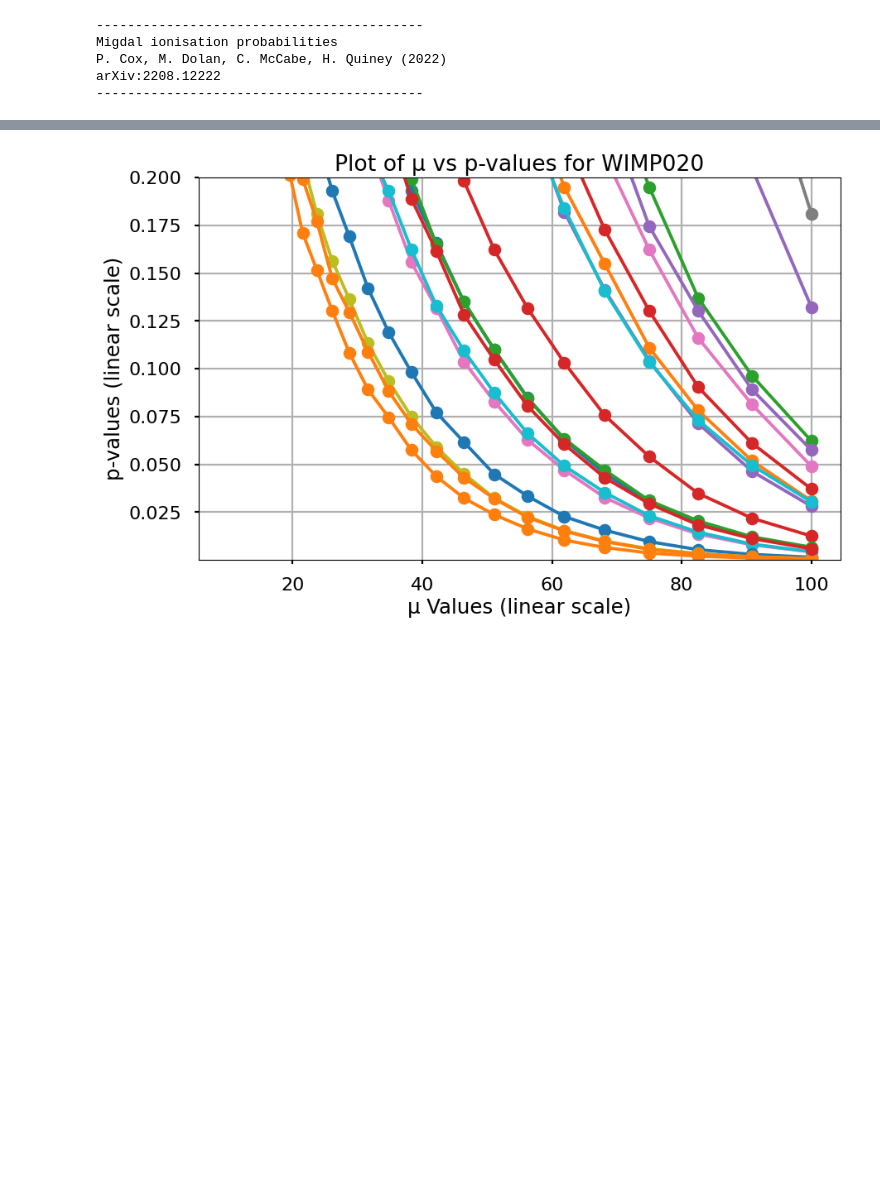
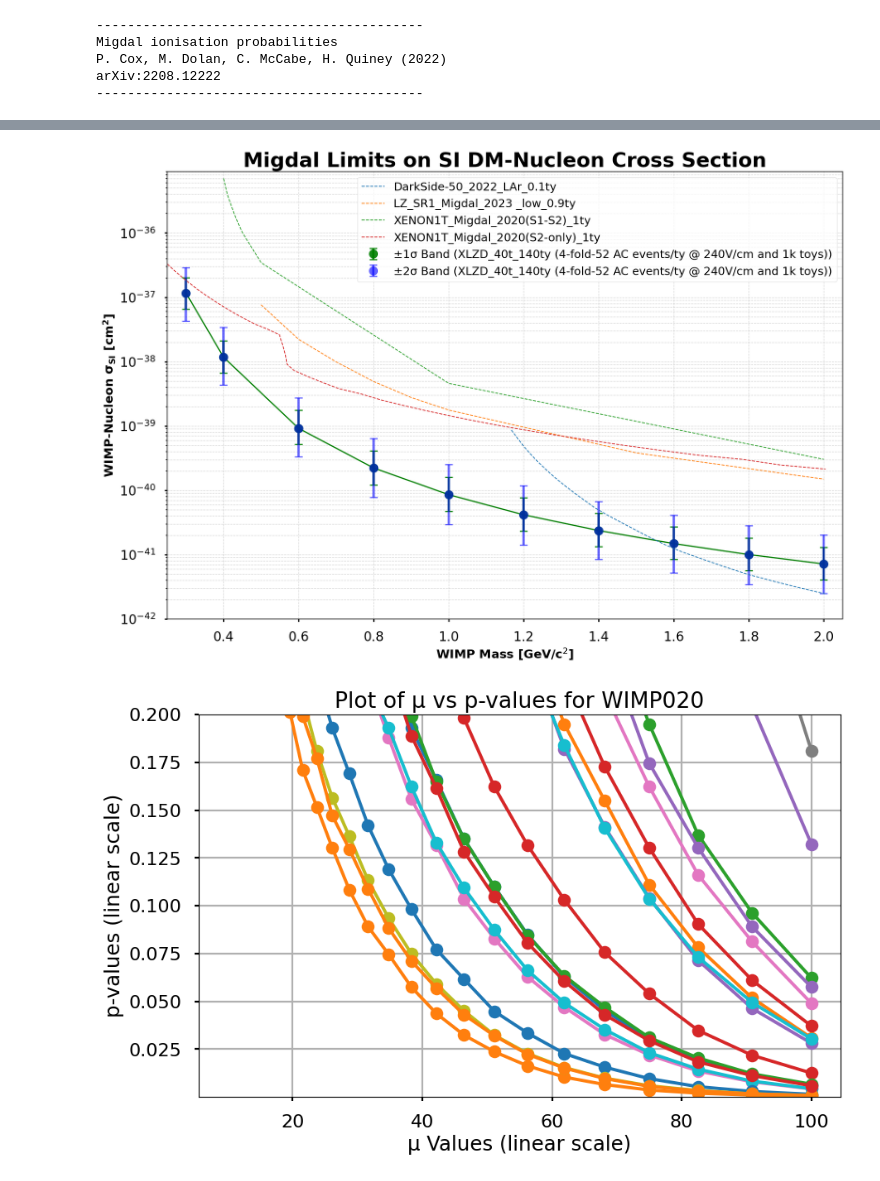
Before and after one commit to robertsjames/FlameFitSimple, a Jupyter notebook: analyses/get_sensitivity.ipynb, the cells around one changed output, grey strips where cells are left out. Drawn from its saved outputs; the diff is of its cells as text; code cells hidden in the pictures; blank space fills up the shorter version.

```diff
--- a/analyses/get_sensitivity.ipynb
+++ b/analyses/get_sensitivity.ipynb
@@ -267,3 +240,93 @@ plt.show()
+# %%
+plt.style.use('seaborn-v0_8-poster')
+fig, ax = plt.subplots(figsize=(15, 10), dpi=150)
+
+alpha_values = [1.0, 0.4, 0.2]
+
+# Define distinct colors and line styles for each detector
+errorbar_colors = ['green', 'blue', 'red', 'purple']
+line_styles = ['-', '--', '-.', ':']  # Different line styles for each curve
+
+for idx, result in enumerate(results):
+    central_curve = result["all_bands"][0]
+
+    # Unique error bar colors for ±1σ band
+    ax.errorbar(
+        result["masses_plot"], central_curve,
+        yerr=[
+            central_curve - np.array(result["all_bands"][-1]),
+            np.array(result["all_bands"][1]) - central_curve
+        ],
+        fmt='o',
+        color=errorbar_colors[idx % len(errorbar_colors)],
+        capsize=5,
+        capthick=1.5,
+        label=f'±1σ Band ({result["config"]})',
+        alpha=0.9
+    )
+
+      # Commented out ±2σ band for now
+    ax.errorbar(result["masses_plot"], central_curve,
+                 yerr=[central_curve - np.array(result["all_bands"][-2]),
+                       np.array(result["all_bands"][2]) - central_curve],
+                 fmt='o', color=errorbar_colors[(idx + 1) % len(errorbar_colors)],
+                 capsize=5, capthick=1.5,
+                 label=f'±2σ Band ({result["config"]})', alpha=0.6)
+
+    # Connect central values with distinct line styles
+    ax.plot(
+        result["masses_plot"], central_curve,
+        linestyle=line_styles[idx % len(line_styles)],
+        color=errorbar_colors[idx % len(errorbar_colors)],
+        lw=1.5
+    )
+
+# Data Plotting Function
+def plot_data_from_files(master_path, filenames):
+    for filename in filenames:
+        file_path = os.path.join(master_path, filename)
+        if os.path.exists(file_path):
+            data = np.loadtxt(file_path)
+            x = data[:, 0]
+            y = data[:, 1]
+
+            if filename != 'neutrino_fog_low.txt':
+                ax.plot(x, y, label=filename.replace('.txt', ''), lw=1, linestyle="--")
+            else:
+                ax.plot(x, y, color='black', lw=1, linestyle="-.")
+                ax.fill_between(x, y, color='lightblue', alpha=0.5)
+                ax.text(
+                    5, 1e-45,
+                    "Neutrino Floor For Xe",
+                    color='black',
+                    fontsize=12,
+                    ha='left',
+                    va='bottom',
+                    fontweight='bold'
+                )
+        else:
+            print(f"File {filename} not found in the directory.")
+
+# File paths and plotting
+master_path = '/Users/amirr/Desktop/Flame/FlameFitSimple/analyses/Plotting'  # Path to your directory , this data needs to be downloaded from Cirian's GitHub page : https://github.com/cajohare/DirectDetectionPlots/tree/main/data/limits/Nucleon/SI
+filenames = ["DarkSide-50_2022_LAr_0.1ty.txt","LZ_SR1_Migdal_2023 _low_0.9ty.txt","XENON1T_Migdal_2020(S1-S2)_1ty.txt","XENON1T_Migdal_2020(S2-only)_1ty.txt"] # List of your filename
+plot_data_from_files(master_path, filenames)
+
+
+# Customization
+ax.set_xlabel(r'WIMP Mass [GeV/c$^2$]', fontsize=15, fontweight='bold')
+ax.set_ylabel(r'WIMP-Nucleon $\mathbf{\sigma_{\bf{ SI}}}$ [cm$\mathbf{^2}$]', fontsize=15, fontweight='bold')
+ax.set_yscale('log')
+ax.set_xscale('linear')
+ax.set_ylim(1e-42, 9e-36)
+ax.set_xlim(0.25, 2.05)
+plt.title("Migdal Limits on SI DM-Nucleon Cross Section", fontweight='bold', fontsize=25)
+ax.grid(True, which='both', linestyle='--', linewidth=0.7, alpha=0.5)
+
+plt.legend(loc="upper right", fontsize=14)
+plt.show()
+# %% [output]
+[figure, added]
 # %%
 import numpy as np
 import matplotlib.pyplot as plt
```
Also changed, not shown: parts of 9 cells of this notebook.
